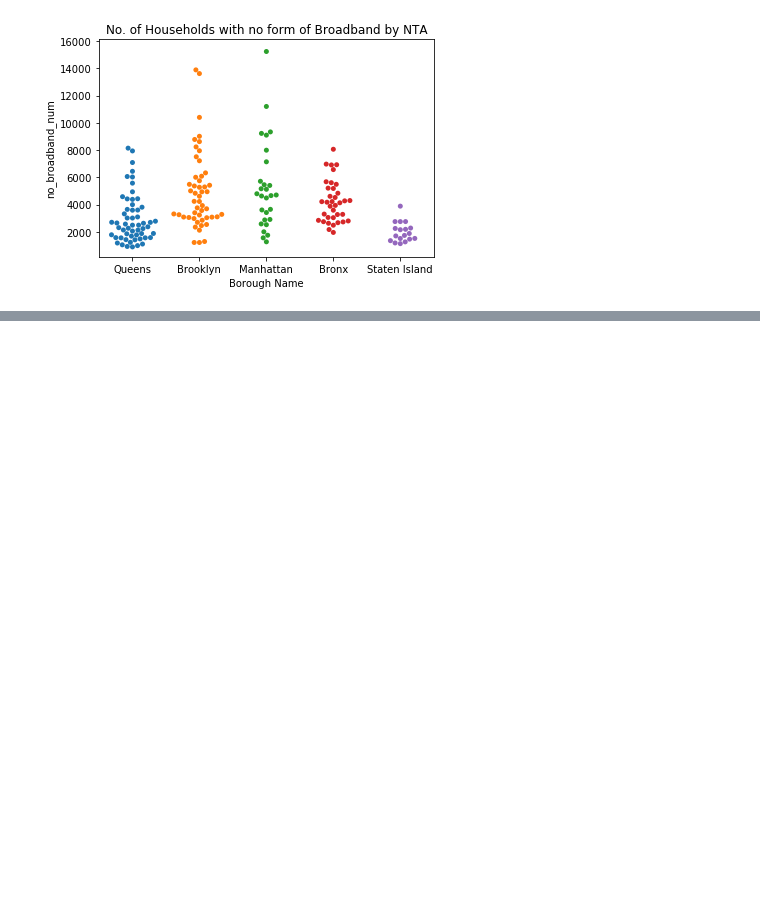
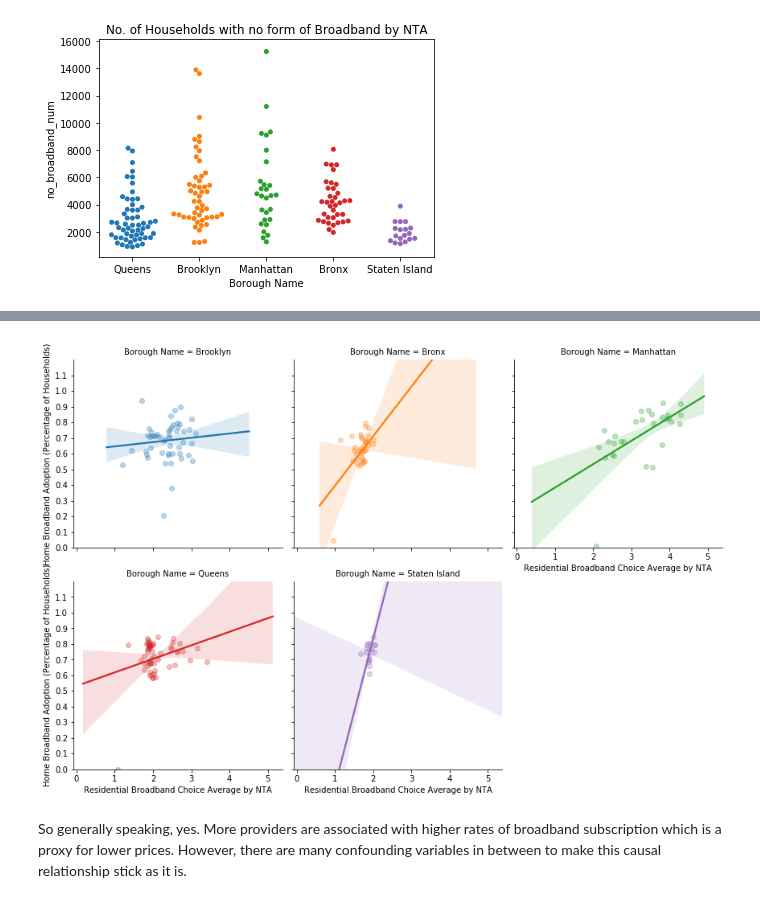
Before and after one commit to lyc1005/nyconnect, a Jupyter notebook: internet_master_plan_adoption_eda.ipynb, the cells around one changed output, grey strips where cells are left out. Drawn from its saved outputs; the diff is of its cells as text; code cells hidden in the pictures; blank space fills up the shorter version.

```diff
--- a/internet_master_plan_adoption_eda.ipynb
+++ b/internet_master_plan_adoption_eda.ipynb
@@ -321,0 +301,18 @@ nyc_nta_internet.plot(figsize = (10,10), column = "Total Population", legend = T
+# %%
+g = sns.lmplot(x = "Residential Broadband Choice Average by NTA",
+           y = "Home Broadband Adoption (Percentage of Households)",
+           hue = "Borough Name",
+           x_jitter = 0.05,
+           y_jitter = 0.05,
+           col = "Borough Name",
+           col_wrap = 3,
+           height = 4,
+           data = adoption_nta_csv,
+           scatter_kws = {"alpha": 0.3})
+g.set(yticks = np.arange(0,1.2,0.1),
+     ylim = (0, 1.2))
+plt.show(g)
+# %% [output]
+[figure, added]
+# %% [markdown]
+So generally speaking, yes. More providers are associated with higher rates of broadband subscription which is a proxy for lower prices. However, there are many confounding variables in between to make this causal relationship stick as it is.
```
Also changed, not shown: parts of 13 cells of this notebook.
